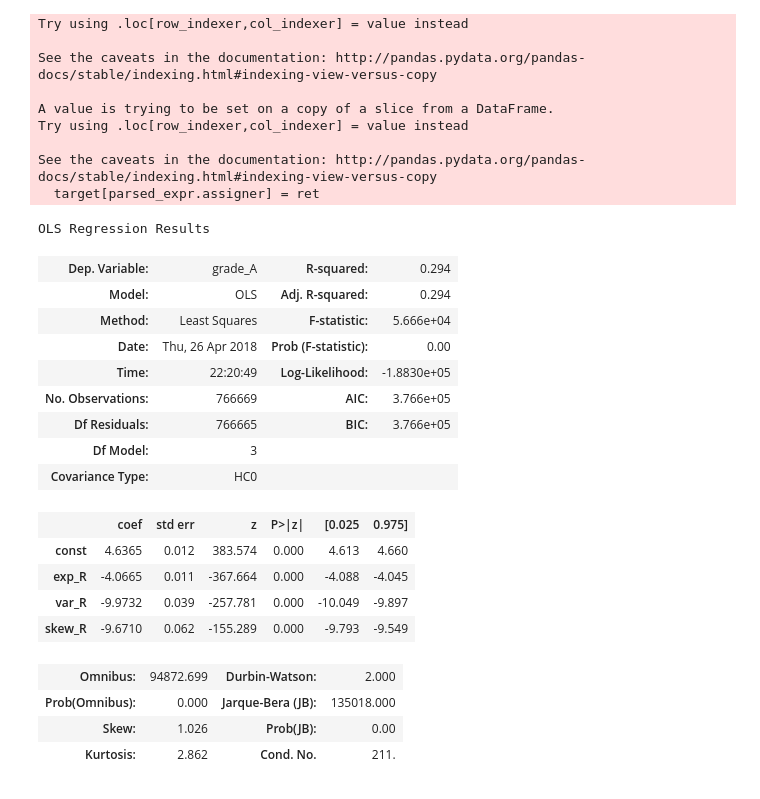
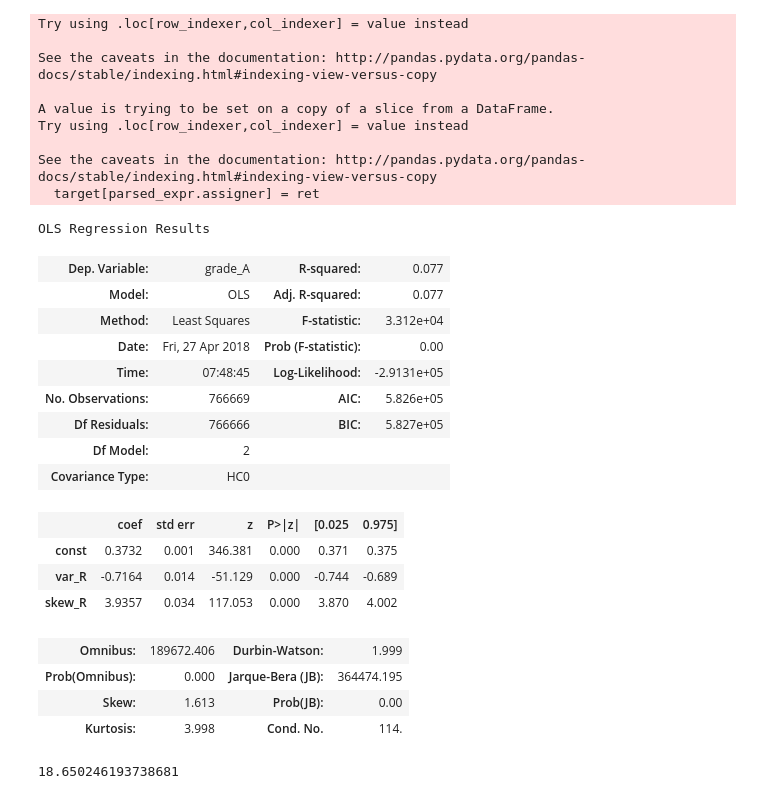
Before and after one commit to arielgoldszmidt/lenders, a Jupyter notebook: project.ipynb, the cells around one changed output. Drawn from its saved outputs; the diff is of its cells as text; code cells hidden in the pictures.

```diff
--- a/project.ipynb
+++ b/project.ipynb
@@ -291,7 +288,7 @@ labels2 = train_labels.iloc[1000:2000, :20].copy()
 linreg_rec_rate2 = sm.OLS(train_labels[train_labels.bad == 1]["return"] ** 2,
                          sm.add_constant(train_features[train_labels.bad == 1])).fit()
 linreg_rec_rate2.summary()
-test_features["pred_rec_rate2"] = linreg_rec_rate2.predict(test_features.iloc[:, :108])
+test_features["pred_rec_rate2"] = linreg_rec_rate2.predict(sm.add_constant(test_features.iloc[:,:107]))
 
 test_features["var_R"] = ((1 + test_features["int_rate_num"])**2 * (1 - test_features["pred_fail_rate"]) +
                          test_features["pred_rec_rate2"] * test_features["pred_fail_rate"]
@@ -377,3 +374,7 @@ array([1, 1, 1, 2, 1, 1, 1, 1, 3, 1, 2, 2, 2, 1, 3, 2, 2, 1, 3, 2, 2, 2, 2,
        2, 1, 1, 1, 3, 2, 1, 1])
 # %% [markdown]
 ## Regrssions of loan grades on returns and variance
+# %%
+test_features["loan_weight"] = test_features["loan_amnt"] / np.sum(test_features["loan_amnt"])
+test_features.eval("w_exp_R = exp_R * loan_weight", inplace=True)
+test_features.eval("w_var_R = var_R * (loan_weight ** 2)", inplace=True)
@@ -380,4 +392,4 @@ array([1, 1, 1, 2, 1, 1, 1, 1, 3, 1, 2, 2, 2, 1, 3, 2, 2, 1, 3, 2, 2, 2, 2,
 # %%
-sm.OLS(grades["grade_A"], risk_factors[["var_R", "exp_R", "const"]]).fit(cov_type='HC0').summary()
+sm.OLS(grades["grade_A"], sm.add_constant(test_features[["var_R", "exp_R"]])).fit(cov_type='HC0').summary()
 # %% [output]
 OLS Regression Results
@@ -401,5 +413,5 @@ OLS Regression Results
 # %%
-logit = sm.Logit(grades[["grade_A"]], risk_factors[["var_R", "exp_R", "const"]])
+logit = sm.Logit(grades[["grade_A"]], sm.add_constant(test_features[["var_R", "exp_R"]]))
 logit.fit().summary()
 # %% [markdown]
 ## Skewness
@@ -431,24 +443,29 @@ Try using .loc[row_indexer,col_indexer] = value instead
 See the caveats in the documentation: http://pandas.pydata.org/pandas-docs/stable/indexing.html#indexing-view-versus-copy
   target[parsed_expr.assigner] = ret
 # %%
-sm.OLS(grades["grade_A"], sm.add_constant(test_features[["exp_R", "var_R", "skew_R"]])).fit(cov_type='HC0').summary()
+sm.OLS(grades["grade_A"], sm.add_constant(test_features[["var_R", "skew_R"]])).fit(cov_type='HC0').summary()
 # %% [output]
 OLS Regression Results
-| Dep. Variable: | grade_A | R-squared: | 0.294 |
-| Model: | OLS | Adj. R-squared: | 0.294 |
-| Method: | Least Squares | F-statistic: | 5.666e+04 |
-| Date: | Thu, 26 Apr 2018 | Prob (F-statistic): | 0.00 |
-| Time: | 22:20:49 | Log-Likelihood: | -1.8830e+05 |
-| No. Observations: | 766669 | AIC: | 3.766e+05 |
-| Df Residuals: | 766665 | BIC: | 3.766e+05 |
-| Df Model: | 3 |  |  |
+| Dep. Variable: | grade_A | R-squared: | 0.077 |
+| Model: | OLS | Adj. R-squared: | 0.077 |
+| Method: | Least Squares | F-statistic: | 3.312e+04 |
+| Date: | Fri, 27 Apr 2018 | Prob (F-statistic): | 0.00 |
+| Time: | 07:48:45 | Log-Likelihood: | -2.9131e+05 |
+| No. Observations: | 766669 | AIC: | 5.826e+05 |
+| Df Residuals: | 766666 | BIC: | 5.827e+05 |
+| Df Model: | 2 |  |  |
 | Covariance Type: | HC0 |  |  |
 |  | coef | std err | z | P>|z| | [0.025 | 0.975] |
-| const | 4.6365 | 0.012 | 383.574 | 0.000 | 4.613 | 4.660 |
-| exp_R | -4.0665 | 0.011 | -367.664 | 0.000 | -4.088 | -4.045 |
-| var_R | -9.9732 | 0.039 | -257.781 | 0.000 | -10.049 | -9.897 |
-| skew_R | -9.6710 | 0.062 | -155.289 | 0.000 | -9.793 | -9.549 |
+| const | 0.3732 | 0.001 | 346.381 | 0.000 | 0.371 | 0.375 |
+| var_R | -0.7164 | 0.014 | -51.129 | 0.000 | -0.744 | -0.689 |
+| skew_R | 3.9357 | 0.034 | 117.053 | 0.000 | 3.870 | 4.002 |
-| Omnibus: | 94872.699 | Durbin-Watson: | 2.000 |
-| Prob(Omnibus): | 0.000 | Jarque-Bera (JB): | 135018.000 |
-| Skew: | 1.026 | Prob(JB): | 0.00 |
-| Kurtosis: | 2.862 | Cond. No. | 211. |
+| Omnibus: | 189672.406 | Durbin-Watson: | 1.999 |
+| Prob(Omnibus): | 0.000 | Jarque-Bera (JB): | 364474.195 |
+| Skew: | 1.613 | Prob(JB): | 0.00 |
+| Kurtosis: | 3.998 | Cond. No. | 114. |
+# %%
+import statsmodels.stats.outliers_influence
+
+statsmodels.stats.outliers_influence.variance_inflation_factor(test_features[["var_R", "skew_R"]].values, 1)
+# %% [output]
+18.650246193738681
```
Also changed, not shown: parts of 11 cells of this notebook.
